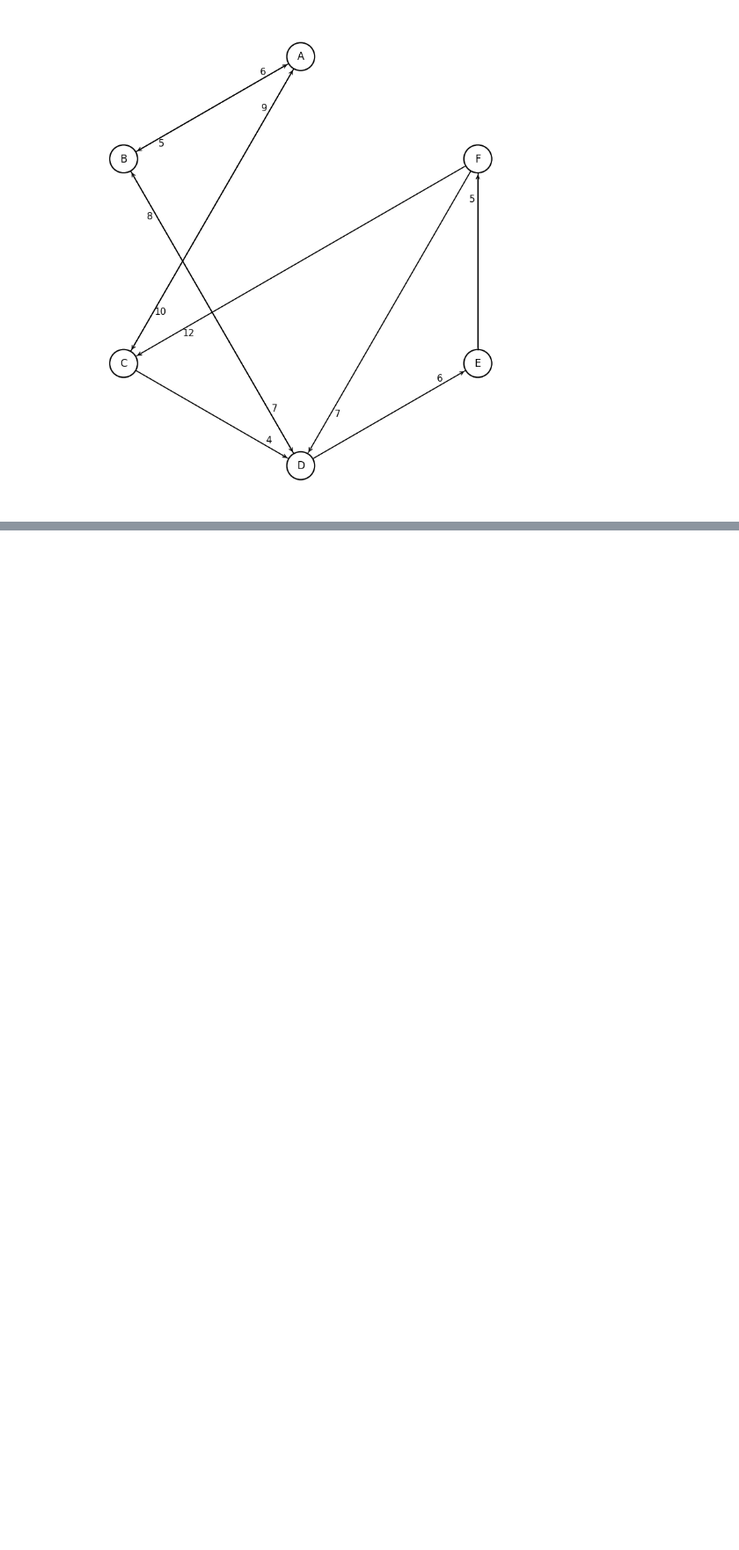
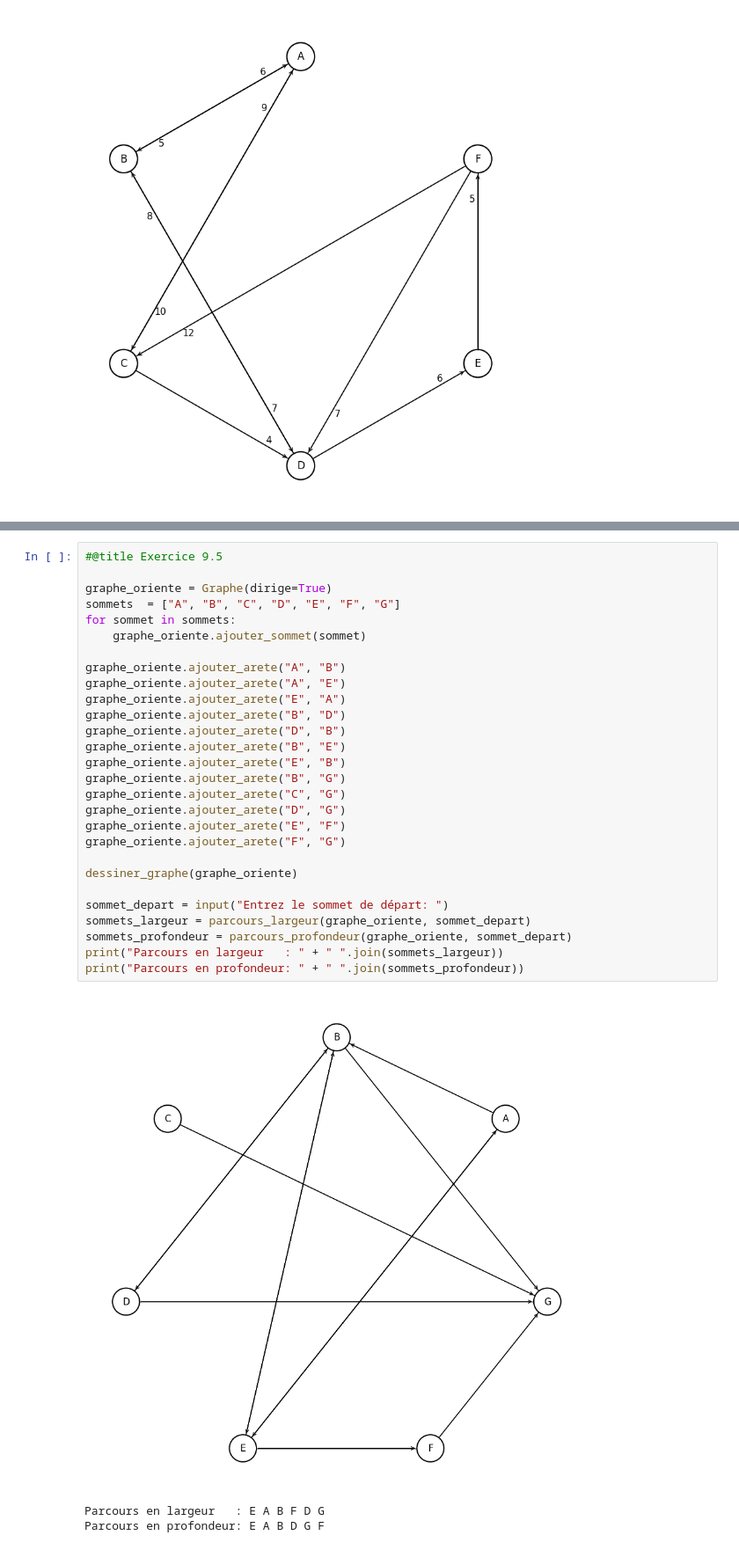
Before and after one commit to 420-CF2-BB/420-CF2-BB-Solutions, a Jupyter notebook: Module_9--Les_graphes/exercices_9.ipynb, the cells around one changed output, grey strips where cells are left out. Shown at 88% size. Drawn from its saved outputs; the diff is of its cells as text; blank space fills up the shorter version.

```diff
--- a/Module_9--Les_graphes/exercices_9.ipynb
+++ b/Module_9--Les_graphes/exercices_9.ipynb
@@ -240,0 +308,32 @@ dessiner_graphe(graphe)
+# %%
+#@title Exercice 9.5
+
+graphe_oriente = Graphe(dirige=True)
+sommets  = ["A", "B", "C", "D", "E", "F", "G"]
+for sommet in sommets:
+    graphe_oriente.ajouter_sommet(sommet)
+
+graphe_oriente.ajouter_arete("A", "B")
+graphe_oriente.ajouter_arete("A", "E")
+graphe_oriente.ajouter_arete("E", "A")
+graphe_oriente.ajouter_arete("B", "D")
+graphe_oriente.ajouter_arete("D", "B")
+graphe_oriente.ajouter_arete("B", "E")
+graphe_oriente.ajouter_arete("E", "B")
+graphe_oriente.ajouter_arete("B", "G")
+graphe_oriente.ajouter_arete("C", "G")
+graphe_oriente.ajouter_arete("D", "G")
+graphe_oriente.ajouter_arete("E", "F")
+graphe_oriente.ajouter_arete("F", "G")
+
+dessiner_graphe(graphe_oriente)
+
+sommet_depart = input("Entrez le sommet de départ: ")
+sommets_largeur = parcours_largeur(graphe_oriente, sommet_depart)
+sommets_profondeur = parcours_profondeur(graphe_oriente, sommet_depart)
+print("Parcours en largeur   : " + " ".join(sommets_largeur))
+print("Parcours en profondeur: " + " ".join(sommets_profondeur))
+# %% [output]
+[figure, added]
+Parcours en largeur   : E A B F D G
+Parcours en profondeur: E A B D G F
```
Also changed, not shown: parts of 3 cells of this notebook.
